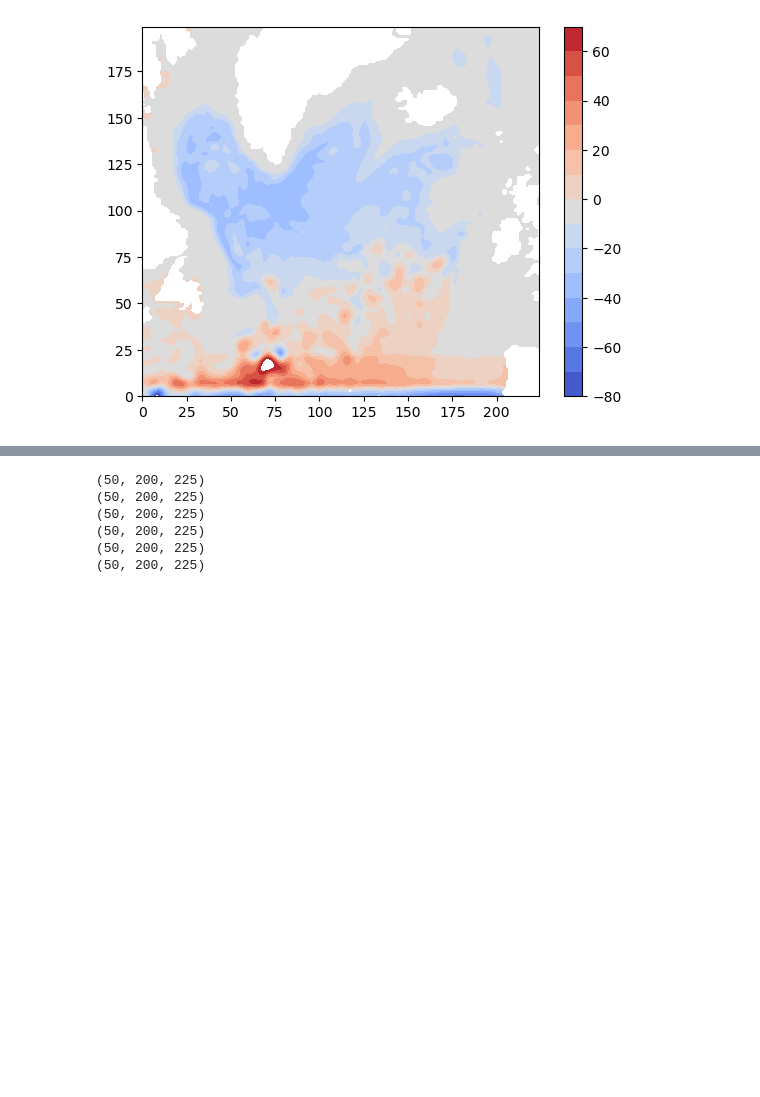
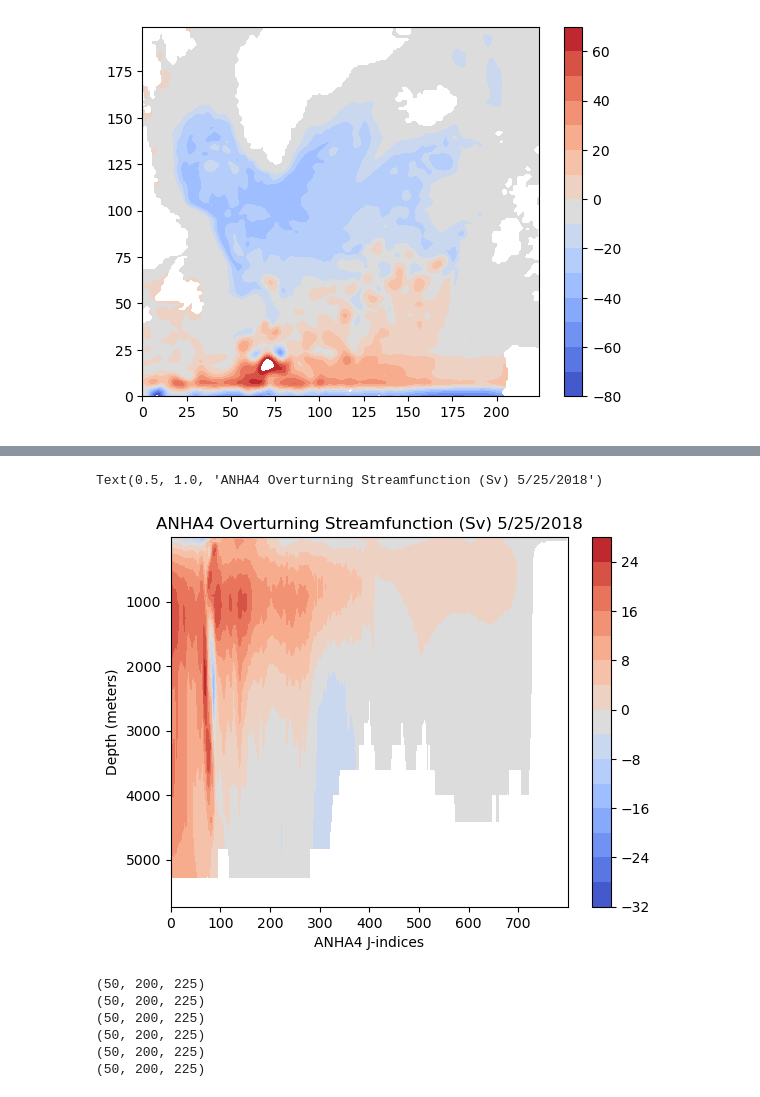
Before and after one commit to gekirkpatrick/NEMO-Analysis-Base-Scripts, a Jupyter notebook: Barotropic_sf.ipynb, the cells around one changed output, grey strips where cells are left out. Saved outputs shown, nothing was run; the diff lists cells and outputs as text; code cells hidden in the pictures; blank space fills up the shorter version.

```diff
--- a/Barotropic_sf.ipynb
+++ b/Barotropic_sf.ipynb
@@ -128,3 +277,19 @@ plt.colorbar()
+# %%
+m = v_t1 * v_x1
+p = np.sum(m * v_z1, axis=2)
+mask1 = np.ma.make_mask(p != 0)
+p =np.where(mask1, p, np.nan)
+msf4 = np.cumsum(p, axis = 0)
+# %%
+plt.contourf(v['y'][:], v['depth'][:].values, msf4 / 1e6, np.arange(-32, 32, 4), cmap = 'coolwarm')
+plt.gca().invert_yaxis()
+plt.colorbar()
+plt.ylabel('Depth (meters)')
+plt.xlabel('ANHA4 J-indices')
+plt.title('ANHA4 Overturning Streamfunction (Sv) 5/25/2018')
+# %% [output]
+Text(0.5, 1.0, 'ANHA4 Overturning Streamfunction (Sv) 5/25/2018')
+[figure, added]
 # %%
 if __name__ == "__main__":
     inds = [250, 450, 150, 375]
```
Also changed, not shown: parts of 13 cells of this notebook, 1 other file.
